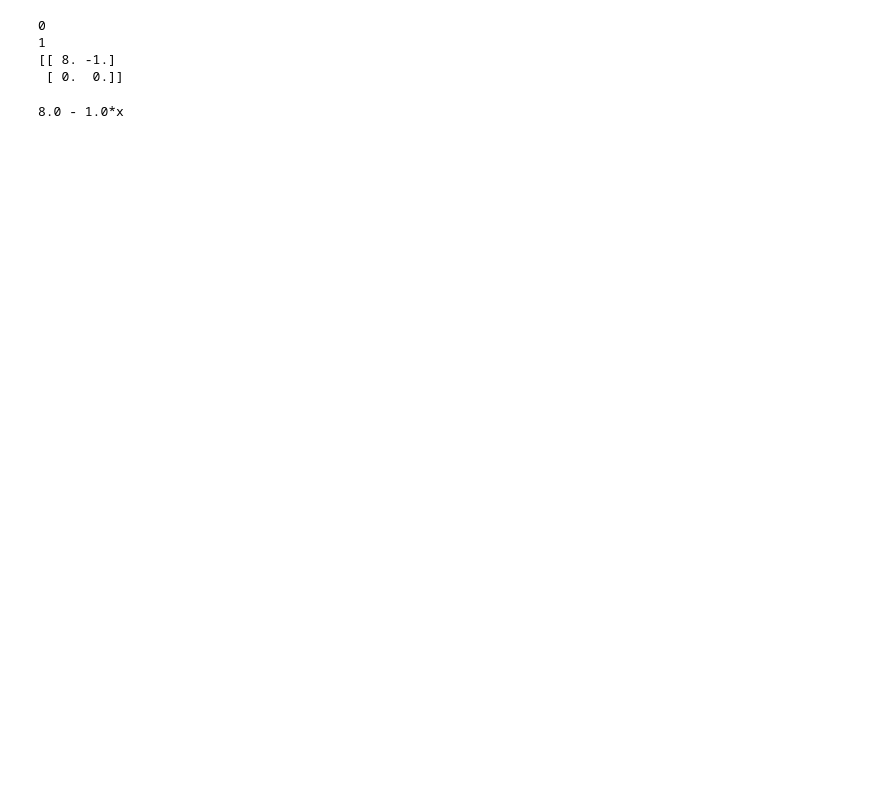
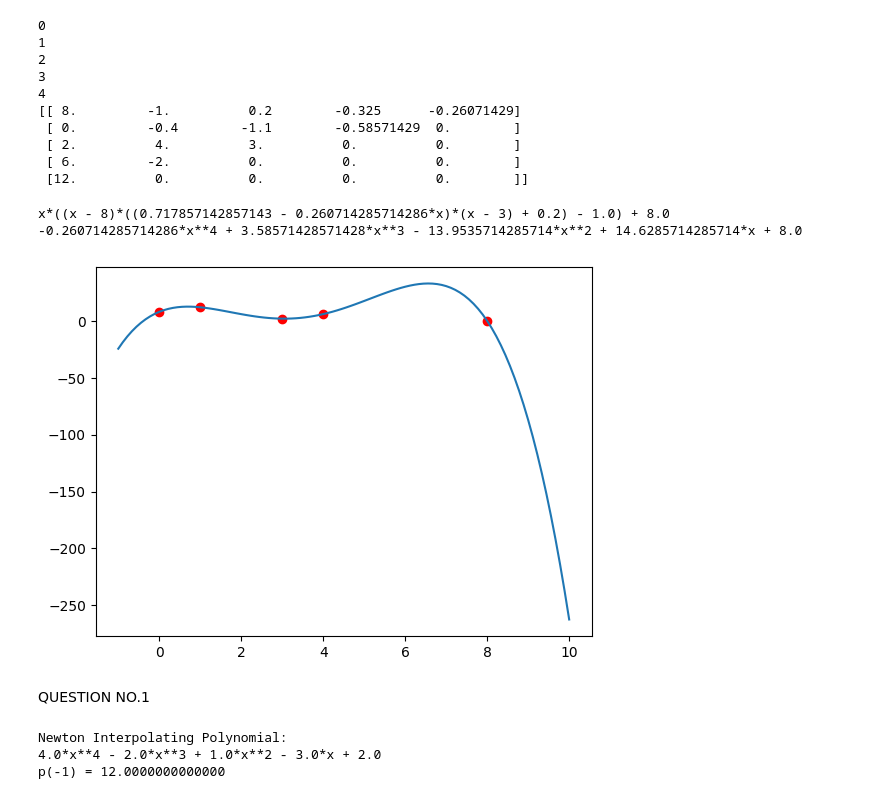
Before and after one commit to abhetu/NumericalAnalysis, a Jupyter notebook: Newton's_Divided_Differences.ipynb, the cells around one changed output. Saved outputs shown, nothing was run; the diff lists cells and outputs as text; code cells hidden in the pictures; blank space fills up the shorter version.

Commit message:
Final Changes to make sure the plotting also exists

```diff
--- a/Newton's_Divided_Differences.ipynb
+++ b/Newton's_Divided_Differences.ipynb
@@ -3,8 +3,8 @@
 # %%
  import numpy as np
 # %%
-x = [0,8]
-y = [8,0]
+x = [0,8,3,4,1]
+y = [8,0,2,6,12]
 n = len(x)
 A = np.array([[0.0]* n for _ in range(n)])
 
@@ -20,8 +20,14 @@ print(A)
 # %% [output]
 0
 1
-[[ 8. -1.]
- [ 0.  0.]]
+2
+3
+4
+[[ 8.         -1.          0.2        -0.325      -0.26071429]
+ [ 0.         -0.4        -1.1        -0.58571429  0.        ]
+ [ 2.          4.          3.          0.          0.        ]
+ [ 6.         -2.          0.          0.          0.        ]
+ [12.          0.          0.          0.          0.        ]]
 # %%
 import sympy as sp
 x_sym = sp.Symbol('x')
@@ -31,5 +37,56 @@ for i in range(n-2,-1,-1):
   polynomial = A[0][i] + (x_sym - x[i])*polynomial
 
 print(polynomial)
+print(sp.expand(polynomial))
 # %% [output]
-8.0 - 1.0*x
+x*((x - 8)*((0.717857142857143 - 0.260714285714286*x)*(x - 3) + 0.2) - 1.0) + 8.0
+-0.260714285714286*x**4 + 3.58571428571428*x**3 - 13.9535714285714*x**2 + 14.6285714285714*x + 8.0
+# %%
+import matplotlib.pyplot as plt
+
+x_vals = np.linspace(-1, 10, 100)
+y_vals = [polynomial.subs(x_sym, val) for val in x_vals]
+
+plt.plot(x_vals, y_vals)
+plt.scatter(x, y, color='red')
+plt.show()
+# %% [output]
+[figure, added]
+# %% [markdown]
+QUESTION NO.1
+# %%
+# Given data points
+x = [1, 2, 3, -4, 5]
+y = [2, 48, 272, 1182, 2262]
+
+n = len(x)
+A = np.zeros((n, n))
+A[:, 0] = y
+
+for j in range(1, n):
+    for i in range(n - j):
+        A[i][j] = (A[i+1][j-1] - A[i][j-1]) / (x[i+j] - x[i])
+
+# Generate the Newton interpolating polynomial
+x_sym = sp.Symbol('x')
+polynomial = A[0, 0]
+
+for i in range(1, n):
+    term = A[0, i]
+    for j in range(i):
+        term *= (x_sym - x[j])
+    polynomial += term
+
+# Expand for a cleaner expression
+expanded_polynomial = sp.expand(polynomial)
+
+# Evaluate p(-1) and verify the result
+p_neg1 = expanded_polynomial.subs(x_sym, -1)
+
+print("Newton Interpolating Polynomial:")
+print(expanded_polynomial)
+print(f"p(-1) = {p_neg1}")  # Should print 12 if correct
+# %% [output]
+Newton Interpolating Polynomial:
+4.0*x**4 - 2.0*x**3 + 1.0*x**2 - 3.0*x + 2.0
+p(-1) = 12.0000000000000
```
Also changed, not shown: parts of 3 cells of this notebook.
